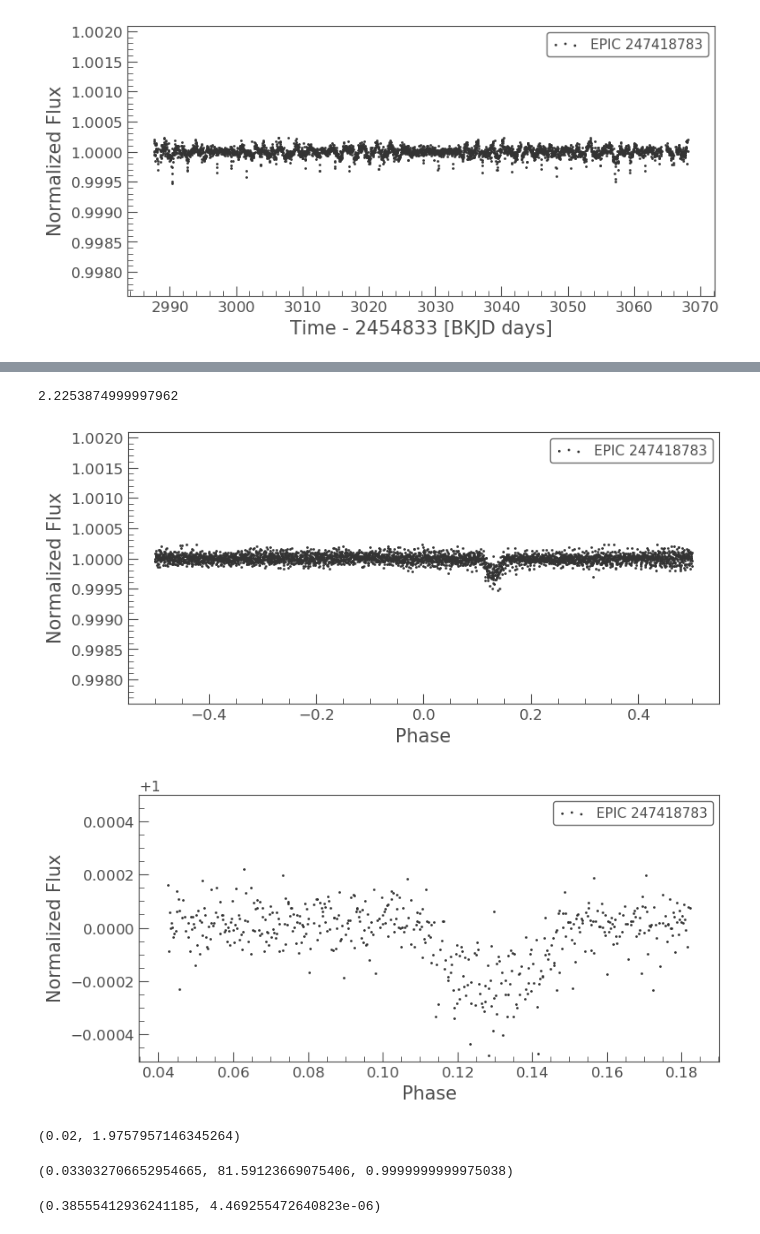
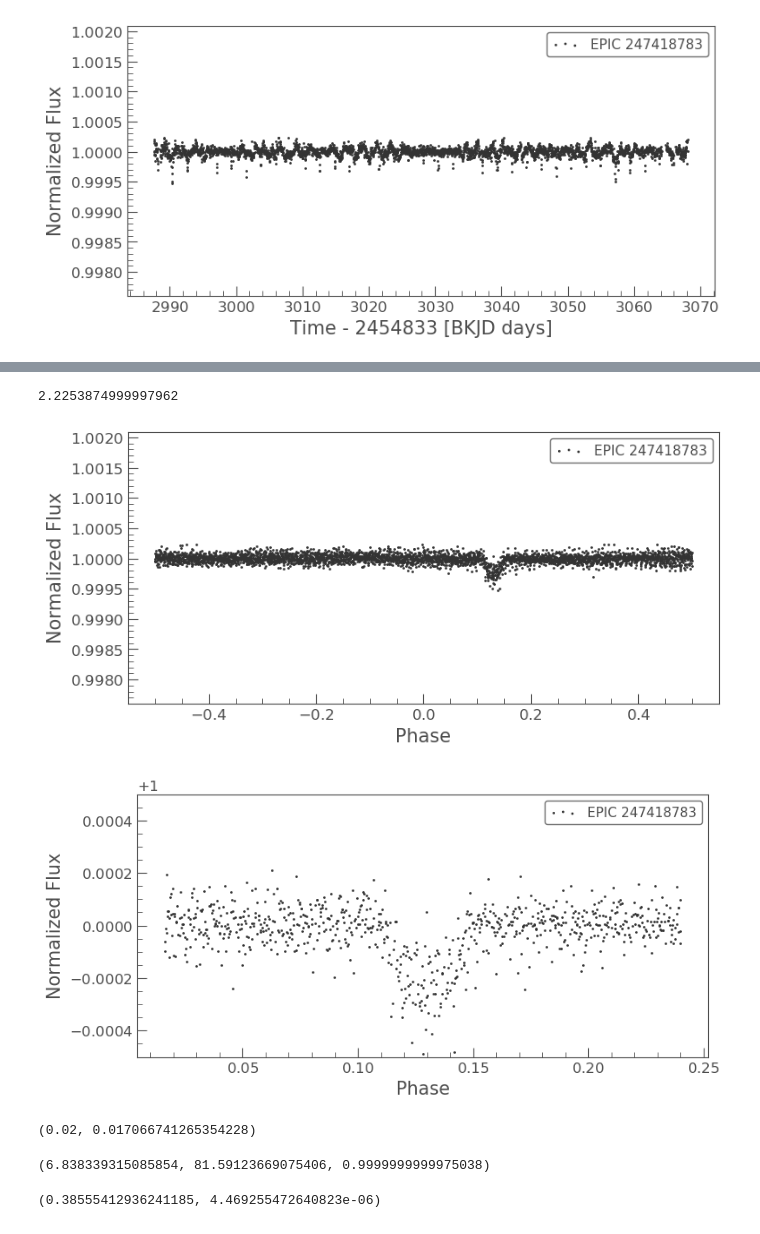
Before and after one commit to PierricJoulot/Astronomy, a Jupyter notebook: Lightcurves/EPIC247418783/EPIC 247418783.ipynb, the cells around one changed output, grey strips where cells are left out. Drawn from its saved outputs; the diff is of its cells as text; code cells hidden in the pictures.

```diff
--- a/Lightcurves/EPIC247418783/EPIC 247418783.ipynb
+++ b/Lightcurves/EPIC247418783/EPIC 247418783.ipynb
@@ -25,7 +25,7 @@ corr_lc_f.scatter()
 from astropy.stats import BoxLeastSquares
 import matplotlib.pyplot as plt
 
-bls = BoxLeastSquares(corr_lcp_f.time, corr_lcp_f.flux, corr_lcp_f.flux_err)
+bls = BoxLeastSquares(corr_lc_f.time, corr_lc_f.flux, corr_lc_f.flux_err)
 periods = np.arange(8.88, 8.92, 0.00001)
 durations = np.arange(0.005, 0.15, 0.001)
 periodogram = bls.power(periods, durations)
@@ -42,17 +42,17 @@ Best Fit Period: 8.9015 days
 # %%
 period_f = period_p / 4
 lcf = corr_lc_f.fold(period=period_f,t0=1.4)
 lcf.scatter()
-lc_transit = lcf[2000:2500]
+lc_transit = lcf[1900:2700]
 ax = lc_transit.scatter()
 ax.set_ylim(0.9995,1.0005)
 ax.plot()
 lcf.time_format = 'jd'
 period_f
 # %% [output]
 2.2253874999997962
 [figure]
-[figure, old version]
+[figure, new version]
 # %%
 import math
 
@@ -64,11 +64,11 @@ Td = 0.02
 
 min_tr = lc_transit.flux[lc_transit.flux < 0.9998].mean()
 R_planet = math.sqrt(1-min_tr)*R_star
-R_planet = R_planet / 69911000 # in jupiter's radius
+R_planet = R_planet / R_star # in jupiter's radius
 
-Td , R_planet*11.2
+Td , R_planet
 # %% [output]
-(0.02, 1.9757957146345264)
+(0.02, 0.017066741265354228)
 # %%
 G = 6.67408 * 10**(-11)
 P = period_f*86400
@@ -77,13 +77,13 @@ a = (G*M*P**2/(2*math.pi)**2) ** (1./3)
 i = math.acos(math.sqrt((R_star/a)**2 - (Td*math.pi/P)**2)) # in radians
 b = a * math.cos(i)
 
-a = a / 149597870700 # astronomical unit
+a = a / R_star # astronomical unit
 b = b / R_star
 i = math.degrees(i)
 
 a, i, b
 # %% [output]
-(0.033032706652954665, 81.59123669075406, 0.9999999999975038)
+(6.838339315085854, 81.59123669075406, 0.9999999999975038)
 # %%
 u1 = 0.30495
 u2 = 0.3095
```
Also changed, not shown: parts of 3 cells of this notebook.
